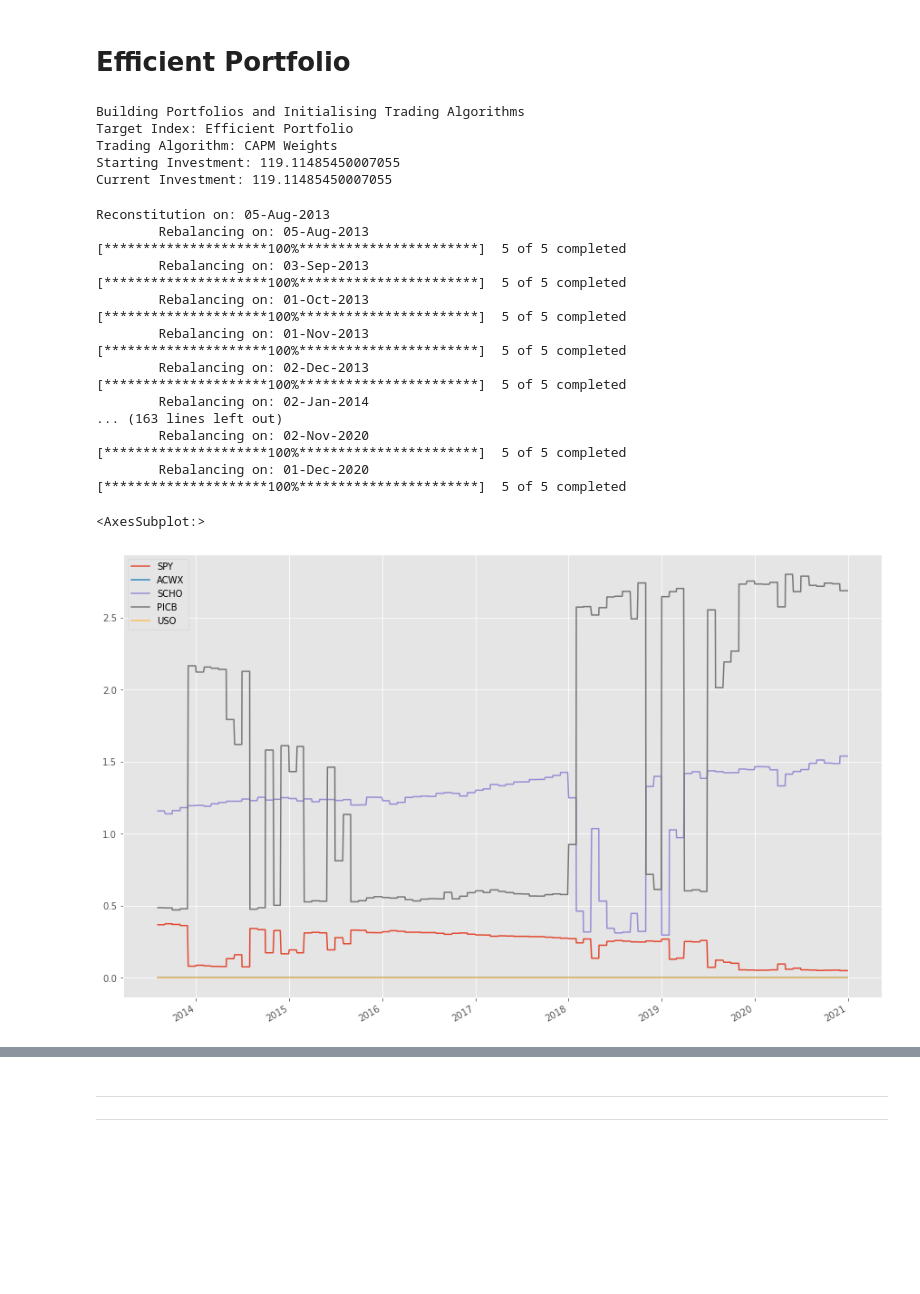
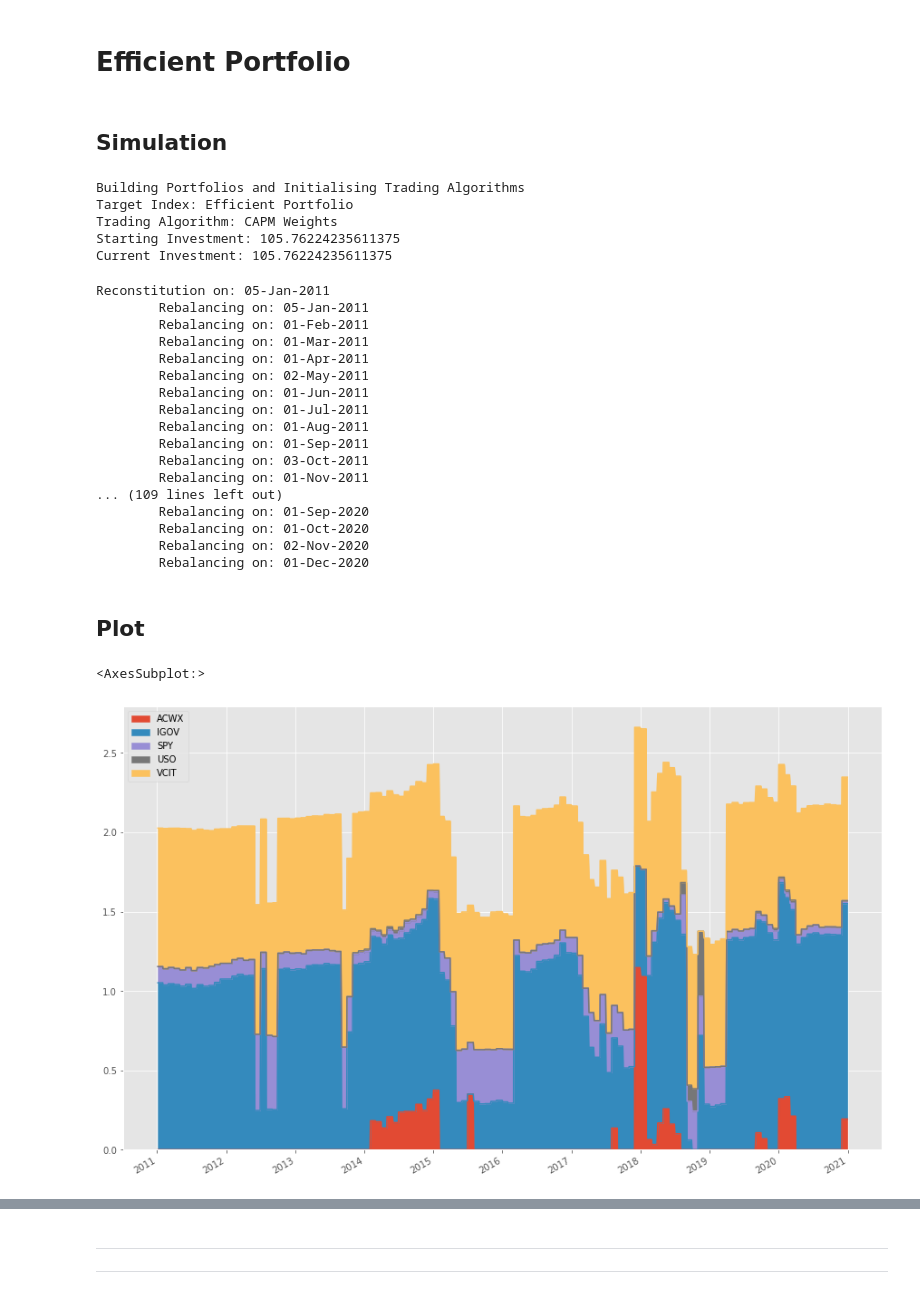
Before and after one commit to rohitashwachaks/finance, a Jupyter notebook: InvestmentStategies - Vito/HW3/portfolio.ipynb, the cells around one changed output, grey strips where cells are left out. Drawn from its saved outputs; the diff is of its cells as text; code cells hidden in the pictures; blank space fills up the shorter version.

```diff
--- a/InvestmentStategies - Vito/HW3/portfolio.ipynb
+++ b/InvestmentStategies - Vito/HW3/portfolio.ipynb
@@ -299,28 +336,31 @@ plt.show()
 # %% [markdown]
 # Efficient Portfolio
+# %% [markdown]
+## Simulation
+# %%
+sharpe_lookback = "1 Y"
 # %%
-sharpe_lookback = "3 Y"
-stock_data = stock_data[stock_data.index > (stock_data.index[0] +  pd.Timedelta(sharpe_lookback))]
+stock_data_maxsharpe = stock_data[stock_data.index > (stock_data.index[0] +  pd.Timedelta(sharpe_lookback))]
 # %%
 maxsharpe_portfolio = Portfolio(target="Efficient Portfolio",
-                        tickerset= ticker_set, investment= benchmark_val[stock_data.index[0]],
+                        tickerset= ticker_set, investment= benchmark_val[stock_data_maxsharpe.index[0]],
                         trading_algo= "capm_Algo", rebalance=1)
 
-maxsharpe_portfolio.trading_algo.init_params(lever = 0.3, lookback = sharpe_lookback)
+maxsharpe_portfolio.trading_algo.init_params(dataset = stock_data["close"], lever = 0.3, lookback = sharpe_lookback)
 maxsharpe_portfolio.echo()
 # %% [output]
 Building Portfolios and Initialising Trading Algorithms
 Target Index: Efficient Portfolio
 Trading Algorithm: CAPM Weights
-Starting Investment: 119.11485450007055
-Current Investment: 119.11485450007055
+Starting Investment: 105.76224235611375
+Current Investment: 105.76224235611375
 # %%
 portfolio_val = pd.Series([], dtype=float)
 portfolio_returns = pd.Series([], dtype=float)
 
 portfolio_weights = pd.DataFrame(index = portfolio_tickers, dtype=float)
 
-for date in stock_data.index:
+for date in stock_data_maxsharpe.index:
     tmpdf = stock_data.loc[date]
     tmpdf = tmpdf.unstack().T
     valuation, returns =  maxsharpe_portfolio.run(date= date, price= tmpdf, tickerlist = portfolio_tickers)
@@ -331,28 +371,30 @@ for date in stock_data.index:
     portfolio_returns[date] = returns
     portfolio_weights[date] = maxsharpe_portfolio.weights
 # %% [output]
-Reconstitution on: 05-Aug-2013
-        Rebalancing on: 05-Aug-2013
-[*********************100%***********************]  5 of 5 completed
-        Rebalancing on: 03-Sep-2013
-[*********************100%***********************]  5 of 5 completed
-        Rebalancing on: 01-Oct-2013
-[*********************100%***********************]  5 of 5 completed
-        Rebalancing on: 01-Nov-2013
-[*********************100%***********************]  5 of 5 completed
-        Rebalancing on: 02-Dec-2013
-[*********************100%***********************]  5 of 5 completed
-        Rebalancing on: 02-Jan-2014
-... (163 lines left out)
+Reconstitution on: 05-Jan-2011
+        Rebalancing on: 05-Jan-2011
+        Rebalancing on: 01-Feb-2011
+        Rebalancing on: 01-Mar-2011
+        Rebalancing on: 01-Apr-2011
+        Rebalancing on: 02-May-2011
+        Rebalancing on: 01-Jun-2011
+        Rebalancing on: 01-Jul-2011
+        Rebalancing on: 01-Aug-2011
+        Rebalancing on: 01-Sep-2011
+        Rebalancing on: 03-Oct-2011
+        Rebalancing on: 01-Nov-2011
+... (109 lines left out)
+        Rebalancing on: 01-Sep-2020
+        Rebalancing on: 01-Oct-2020
         Rebalancing on: 02-Nov-2020
-[*********************100%***********************]  5 of 5 completed
         Rebalancing on: 01-Dec-2020
-[*********************100%***********************]  5 of 5 completed
+# %% [markdown]
+## Plot
 # %%
-portfolio_weights.T.plot(figsize=(15,10))
+portfolio_weights.T.plot(figsize=(15,10), kind = "area")
 # %% [output]
 <AxesSubplot:>
-[figure, old version]
+[figure, new version]
 # %%
 plt.figure().set_size_inches(30, 10,  forward=True)
 
```
Also changed, not shown: parts of 53 cells of this notebook, 10 other files.
